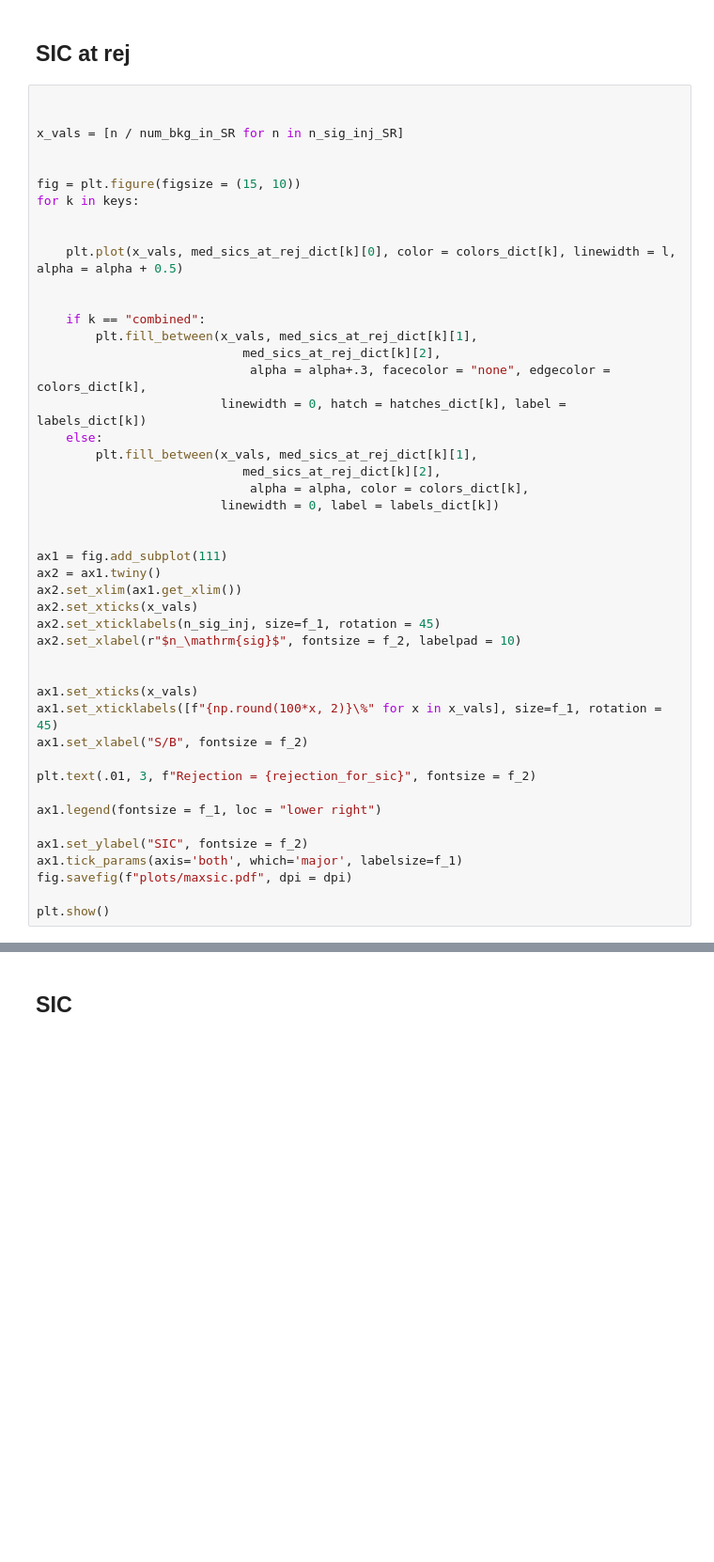
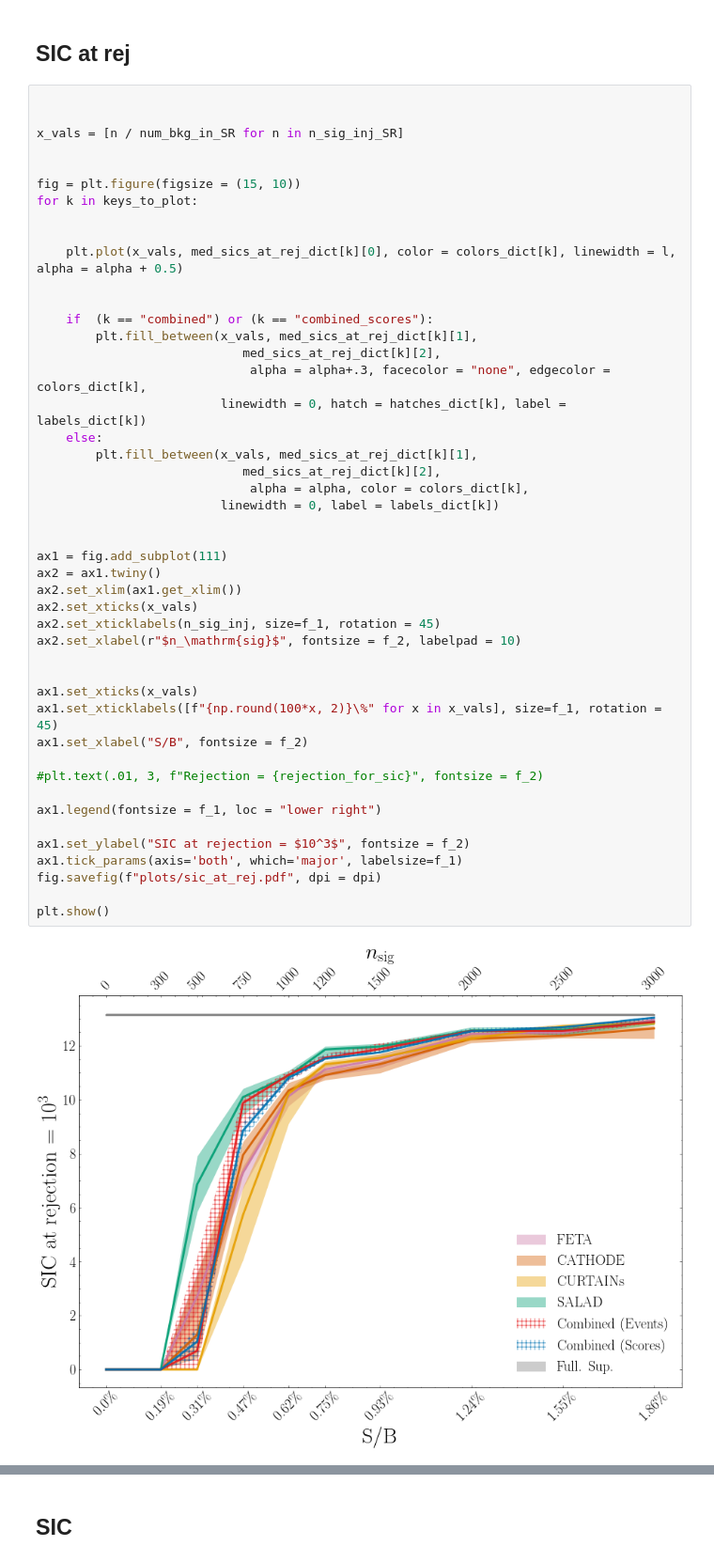
Before and after one commit to rmastand/synthetic_SM_AD, a Jupyter notebook: sample_combination_ensembling.ipynb, the cells around one changed output, grey strips where cells are left out. Shown at 94% size. Cells and saved outputs as stored; diff of their text form; blank space fills up the shorter version.

```diff
--- a/sample_combination_ensembling.ipynb
+++ b/sample_combination_ensembling.ipynb
@@ -214,45 +249,47 @@ x_vals = [n / num_bkg_in_SR for n in n_sig_inj_SR]
 
 
 fig = plt.figure(figsize = (15, 10))
-for k in keys:
+for k in keys_to_plot:
 
 
     plt.plot(x_vals, med_sics_at_rej_dict[k][0], color = colors_dict[k], linewidth = l, alpha = alpha + 0.5)
 
 
-    if k == "combined":
+    if  (k == "combined") or (k == "combined_scores"):
         plt.fill_between(x_vals, med_sics_at_rej_dict[k][1],
                             med_sics_at_rej_dict[k][2],
                              alpha = alpha+.3, facecolor = "none", edgecolor = colors_dict[k],
                          linewidth = 0, hatch = hatches_dict[k], label = labels_dict[k])
     else:
         plt.fill_between(x_vals, med_sics_at_rej_dict[k][1],
                             med_sics_at_rej_dict[k][2],
                              alpha = alpha, color = colors_dict[k],
                          linewidth = 0, label = labels_dict[k])
 
 
 ax1 = fig.add_subplot(111)
 ax2 = ax1.twiny()
 ax2.set_xlim(ax1.get_xlim())
 ax2.set_xticks(x_vals)
 ax2.set_xticklabels(n_sig_inj, size=f_1, rotation = 45)
 ax2.set_xlabel(r"$n_\mathrm{sig}$", fontsize = f_2, labelpad = 10)
 
 
 ax1.set_xticks(x_vals)
 ax1.set_xticklabels([f"{np.round(100*x, 2)}\%" for x in x_vals], size=f_1, rotation = 45)
 ax1.set_xlabel("S/B", fontsize = f_2)
 
-plt.text(.01, 3, f"Rejection = {rejection_for_sic}", fontsize = f_2)
+#plt.text(.01, 3, f"Rejection = {rejection_for_sic}", fontsize = f_2)
 
 ax1.legend(fontsize = f_1, loc = "lower right")
 
-ax1.set_ylabel("SIC", fontsize = f_2)
+ax1.set_ylabel("SIC at rejection = $10^3$", fontsize = f_2)
 ax1.tick_params(axis='both', which='major', labelsize=f_1)
-fig.savefig(f"plots/maxsic.pdf", dpi = dpi)
+fig.savefig(f"plots/sic_at_rej.pdf", dpi = dpi)
 
 plt.show()
+# %% [output]
+[figure, added]
 # %%
 for i, n in enumerate(n_sig_inj_SR):
 
```
Also changed, not shown: parts of 12 cells of this notebook, 1 other file.
